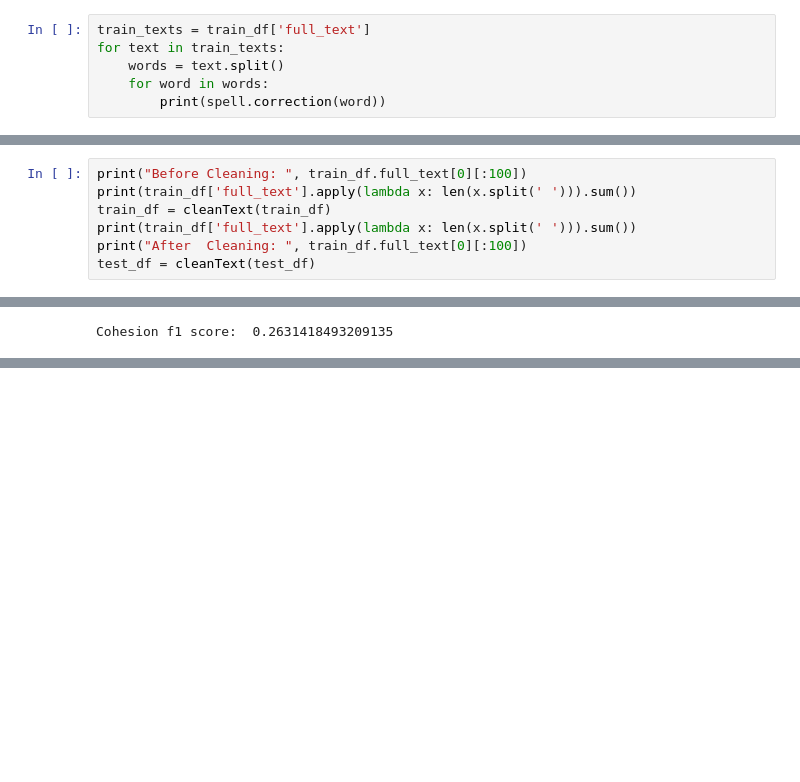
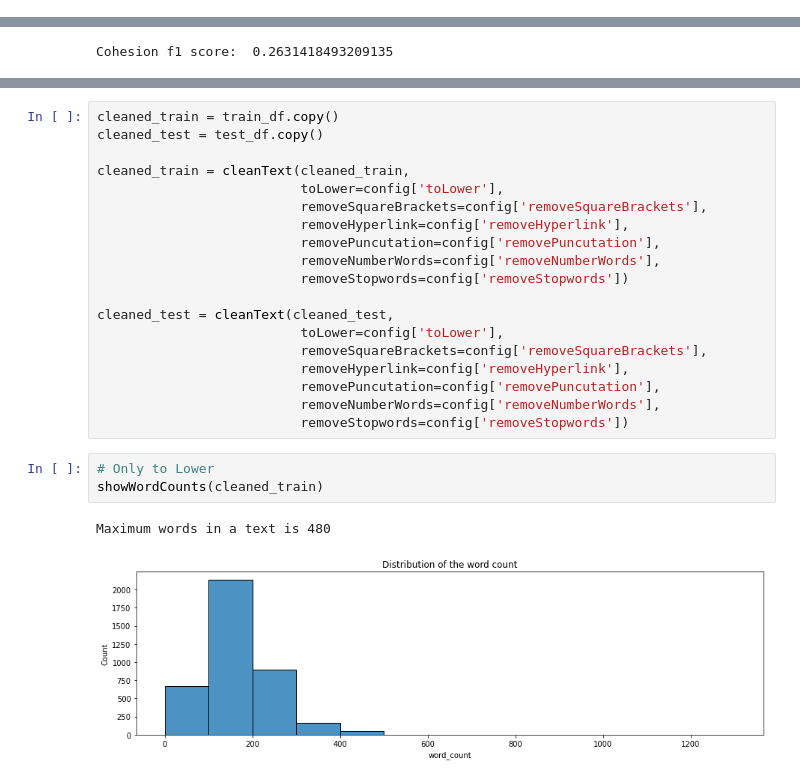
Before and after one commit to jeonghojo00/MachineLearning, a Jupyter notebook: Feedback_Prize_English_Language_Learning.ipynb, the cells around one changed output, grey strips where cells are left out. Cells and saved outputs as stored; diff of their text form; blank space fills up the shorter version.

```diff
--- a/Feedback_Prize_English_Language_Learning.ipynb
+++ b/Feedback_Prize_English_Language_Learning.ipynb
@@ -246,6 +229,0 @@ NameError: ignored
-# %%
-train_texts = train_df['full_text']
-for text in train_texts:
-    words = text.split()
-    for word in words:
-        print(spell.correction(word))
@@ -289,8 +260 @@ def cleanText(df):
     return df
-# %%
-print("Before Cleaning: ", train_df.full_text[0][:100])
-print(train_df['full_text'].apply(lambda x: len(x.split(' '))).sum())
-train_df = cleanText(train_df)
-print(train_df['full_text'].apply(lambda x: len(x.split(' '))).sum())
-print("After  Cleaning: ", train_df.full_text[0][:100])
-test_df = cleanText(test_df)
@@ -826,0 +830,25 @@ Cohesion f1 score:  0.2631418493209135
+# %%
+cleaned_train = train_df.copy()
+cleaned_test = test_df.copy()
+
+cleaned_train = cleanText(cleaned_train,
+                          toLower=config['toLower'],
+                          removeSquareBrackets=config['removeSquareBrackets'],
+                          removeHyperlink=config['removeHyperlink'],
+                          removePuncutation=config['removePuncutation'],
+                          removeNumberWords=config['removeNumberWords'],
+                          removeStopwords=config['removeStopwords'])
+
+cleaned_test = cleanText(cleaned_test,
+                          toLower=config['toLower'],
+                          removeSquareBrackets=config['removeSquareBrackets'],
+                          removeHyperlink=config['removeHyperlink'],
+                          removePuncutation=config['removePuncutation'],
+                          removeNumberWords=config['removeNumberWords'],
+                          removeStopwords=config['removeStopwords'])
+# %%
+# Only to Lower
+showWordCounts(cleaned_train)
+# %% [output]
+Maximum words in a text is 480
+[figure, added]
```
Also changed, not shown: parts of 57 cells of this notebook.
